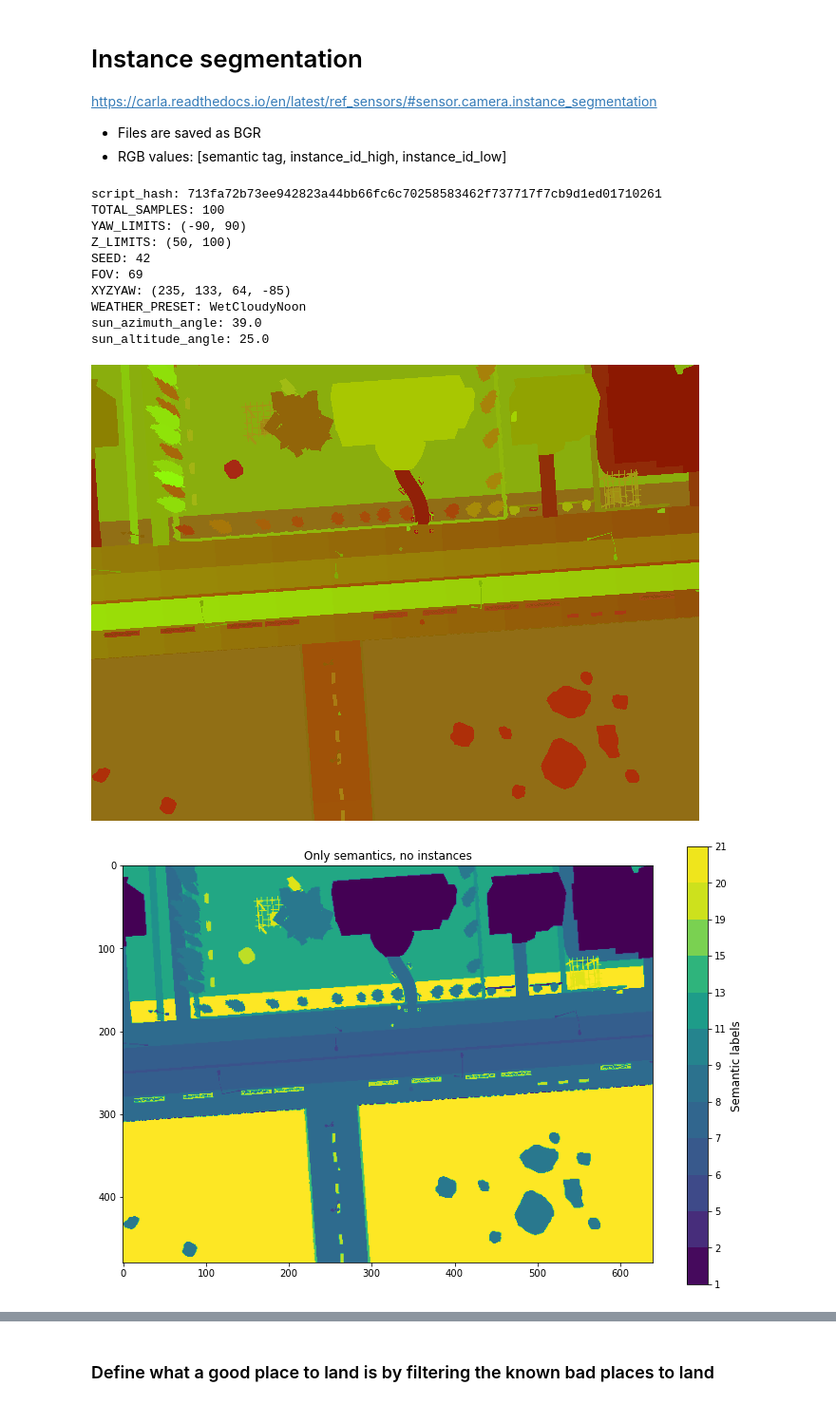
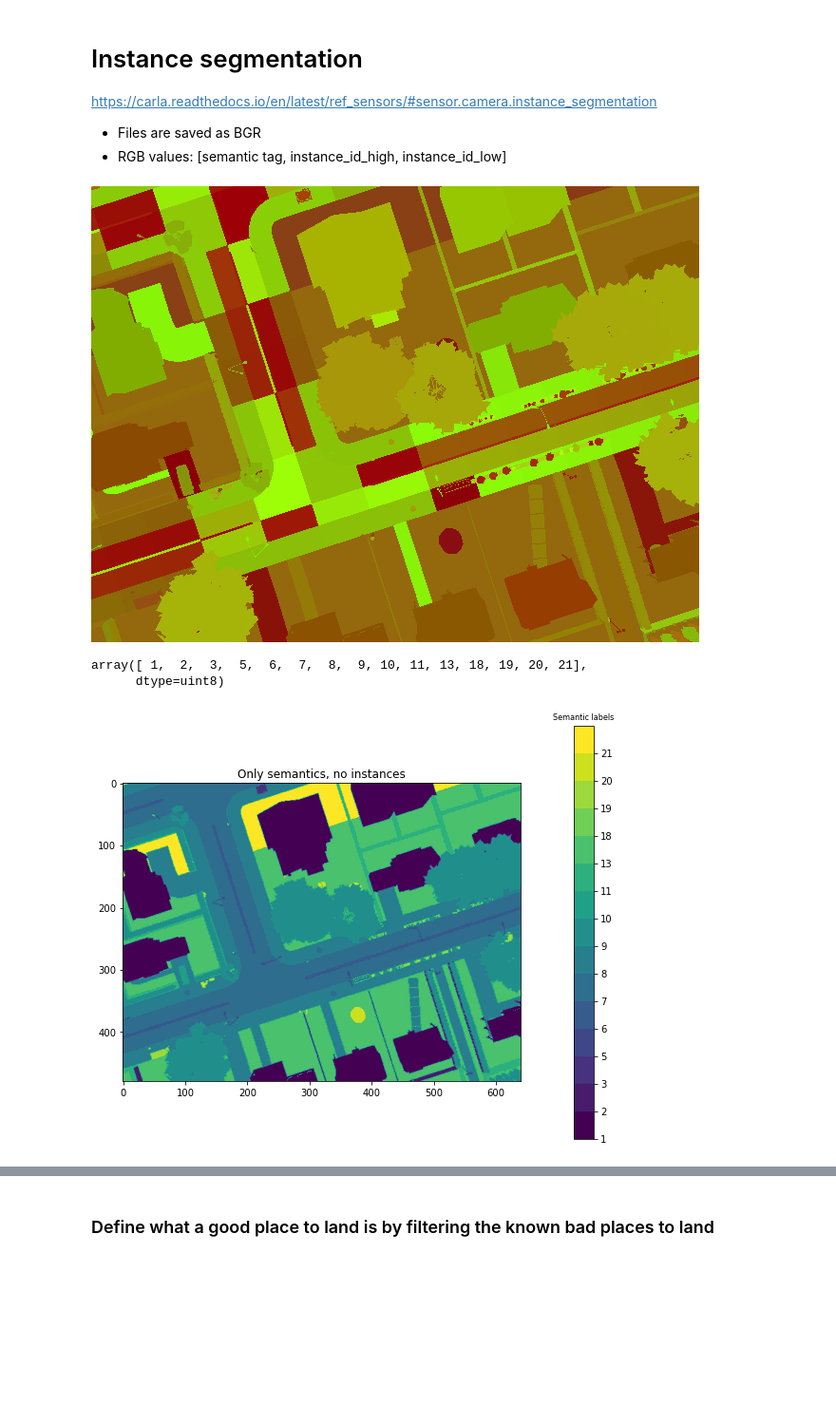
Before and after one commit to ricardodeazambuja/carla-simulator-python, a Jupyter notebook: my_modified_files/aerial_image_dataset_inspector.ipynb, the cells around one changed output, grey strips where cells are left out. Shown at 95% size. Saved outputs shown, nothing was run; the diff lists cells and outputs as text; code cells hidden in the pictures; blank space fills up the shorter version.

```diff
--- a/my_modified_files/aerial_image_dataset_inspector.ipynb
+++ b/my_modified_files/aerial_image_dataset_inspector.ipynb
@@ -14,4 +18,4 @@ DRONE_RADIUS = 1 # used to generate a kernel for cost map
 # Files filtered according to the sensor type
 depth_samples = sorted(glob(DATA_DIR+'*depth*.png'))
 rgb_samples = sorted(glob(DATA_DIR+'*rgb*.png'))
-instance_segmentation_samples = sorted(glob(DATA_DIR+'*segment*.png'))
+instance_segmentation_samples = sorted(glob(DATA_DIR+'*instance*.png'))
@@ -18,4 +40,7 @@ instance_segmentation_samples = sorted(glob(DATA_DIR+'*segment*.png'))
 # %% [markdown]
 ## Choose an index to test
 # %%
-img_idx = 86
+sample_number = 293   # 1 to total
+
+img_idx_rgb = sample_number*num_weather_patterns - num_weather_patterns
+img_idx = sample_number - 1
@@ -69,21 +139,6 @@ semantic_labels = {
 }
 # %%
 img = Image.open(instance_segmentation_samples[img_idx])
-
-# Print metadata with details about the data collection
-for ti in img.text:
-    print(f"{ti}: {img.text[ti]}")
-
-curr_pos_yaw = ast.literal_eval(img.text['XYZYAW'])
-fov = ast.literal_eval(img.text['FOV'])
-
-view_width = img.size[0]
-view_height = img.size[1]
-
-calibration = np.identity(3)
-calibration[0, 2] = view_width / 2
-calibration[1, 2] = view_height / 2
-calibration[0, 0] = calibration[1, 1] = view_width / (2 * np.tan((fov*np.pi/180)/2))
 
 # The same classes show as different colors because
 # it's an instance segmentation with the instance id
@@ -91,34 +146,35 @@ calibration[0, 0] = calibration[1, 1] = view_width / (2 * np.tan((fov*np.pi/180)
 # The class id is encoded into the R, but the image was saved as BGR
 img
 # %% [output]
-script_hash: 713fa72b73ee942823a44bb66fc6c70258583462f737717f7cb9d1ed01710261
-TOTAL_SAMPLES: 100
-YAW_LIMITS: (-90, 90)
-Z_LIMITS: (50, 100)
-SEED: 42
-FOV: 69
-XYZYAW: (235, 133, 64, -85)
-WEATHER_PRESET: WetCloudyNoon
-sun_azimuth_angle: 39.0
-sun_altitude_angle: 25.0
-[figure, old version]
+[figure, new version]
+# %%
+np.unique(np.array(img)[...,2])
+# %% [output]
+array([ 1,  2,  3,  5,  6,  7,  8,  9, 10, 11, 13, 18, 19, 20, 21],
+      dtype=uint8)
 # %%
 only_semantics = np.array(img)[...,2]
 import matplotlib as mpl
+import matplotlib.colors as clr
+
+S = np.unique(np.array(img)[...,2])
+VariableLimits = S
+norm = clr.BoundaryNorm(np.append(VariableLimits, 1000), ncolors=256)
 
 fig, ax = plt.subplots(figsize=(10,8))
-cax = ax.imshow(only_semantics)
+cax = ax.imshow(only_semantics, norm=norm)
 ax.set_title('Only semantics, no instances')
 
 # Add colorbar, make sure to specify tick locations to match desired ticklabels
-ticks = list(set(only_semantics.flatten()))
-# cbar = fig.colorbar(cax, ticks=ticks)
-# cbar.ax.set_yticklabels(['< -1', '0', '> 1'])  # vertically oriented colorbar
+# https://stackoverflow.com/a/71453476/7658422
+cbar = fig.colorbar(cax, ticks=VariableLimits, pad=0.1, ax=ax)
+cbar.ax.set_title('Semantic labels', size=8, loc='center')
+cbar.ax.tick_params(left=False, right=True, labelleft=False, labelright=True)
 
 # create a second axes for the colorbar
-ax2 = fig.add_axes([0.95, 0.1, 0.03, 0.8])
-cb = mpl.colorbar.ColorbarBase(ax2, ticks=ticks, boundaries=ticks, format='%1i')
-ax2.set_ylabel('Semantic labels', size=12)
+# ax2 = fig.add_axes([0.95, 0.1, 0.03, 0.8])
+# cb = mpl.colorbar.ColorbarBase(ax2, ticks=ticks, boundaries=ticks, format='%1i')
+# ax2.set_ylabel('Semantic labels', size=12)
 plt.show()
 # %% [output]
-[figure, old version]
+[figure, new version]
```
Also changed, not shown: parts of 25 cells of this notebook, 1 other file.
